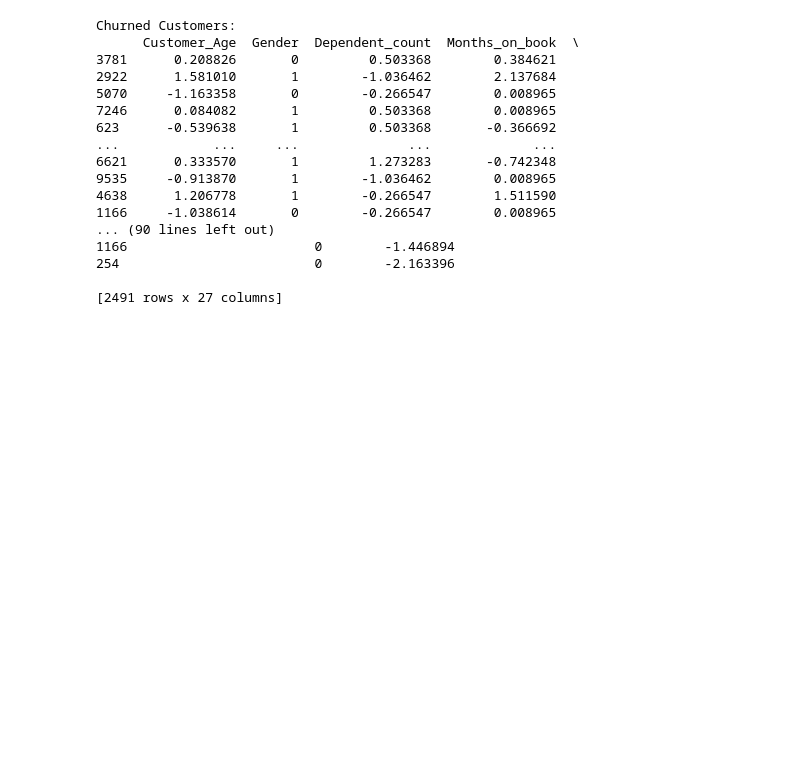
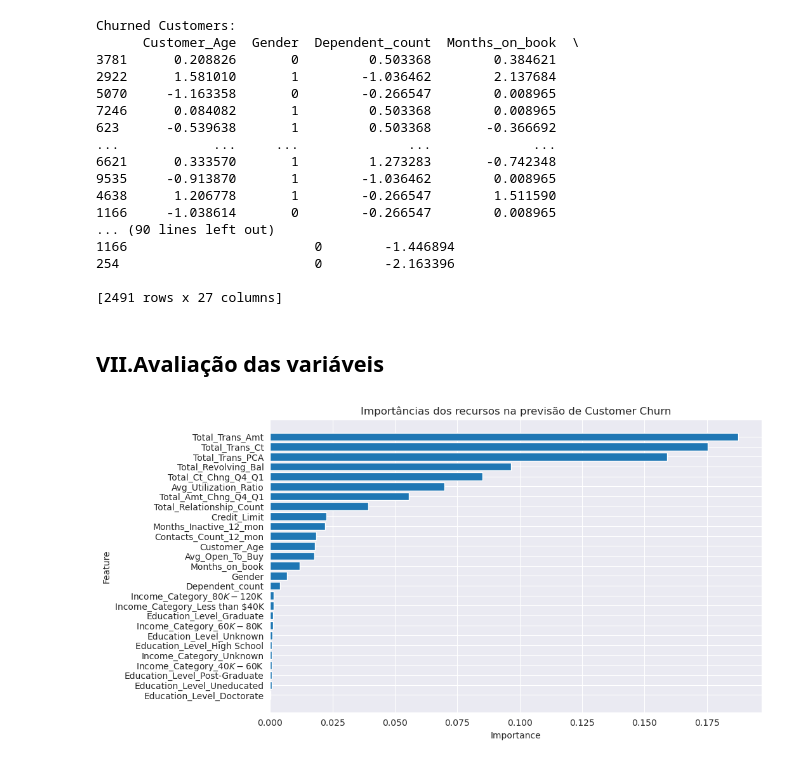
Before and after one commit to wellisonS/Credit-Card, a Jupyter notebook: models.ipynb, the cells around one changed output. Cells and saved outputs as stored; diff of their text form; code cells hidden in the pictures; blank space fills up the shorter version.

```diff
--- a/models.ipynb
+++ b/models.ipynb
@@ -291,3 +291,21 @@ Churned Customers:
 254                         0        -2.163396
 
 [2491 rows x 27 columns]
+# %% [markdown]
+## **VII.Avaliação das variáveis**
+# %%
+importances = rfcl.feature_importances_
+feature_names = X.columns
+feature_importance_df = pd.DataFrame({'feature': feature_names, 'importance':importances})
+# %%
+feature_importance_df = feature_importance_df.sort_values(by='importance', ascending=False)
+# %%
+plt.figure(figsize=(10, 6))
+plt.barh(feature_importance_df['feature'], feature_importance_df['importance'])
+plt.xlabel('Importance')
+plt.ylabel('Feature')
+plt.title('Importâncias dos recursos na previsão de Customer Churn')
+plt.gca().invert_yaxis()
+plt.show()
+# %% [output]
+[figure, added]
```
Also changed, not shown: parts of 1 cell of this notebook, 1 other file.
